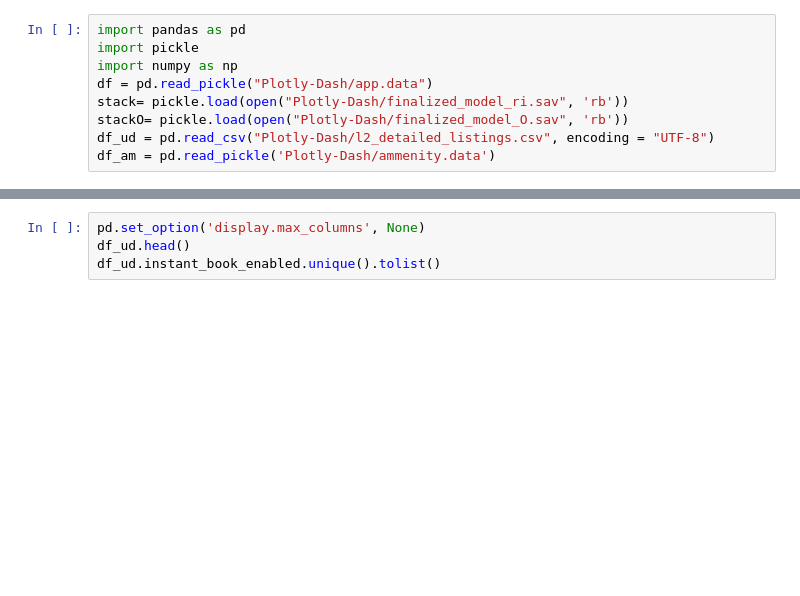
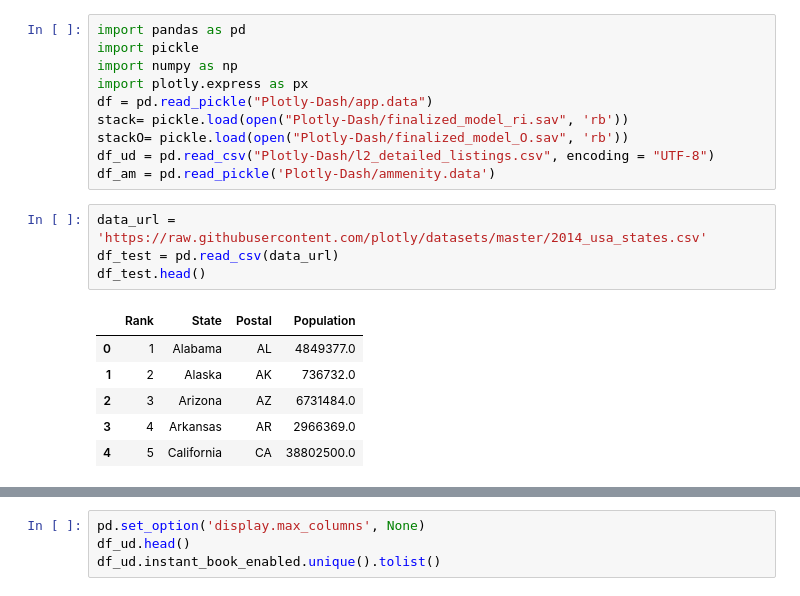
Before and after one commit to npschweizer/Amenity_Valuation, a Jupyter notebook: sample_plots.ipynb, the cells around one changed output, grey strips where cells are left out. Saved outputs shown, nothing was run; the diff lists cells and outputs as text; blank space fills up the shorter version.

```diff
--- a/sample_plots.ipynb
+++ b/sample_plots.ipynb
@@ -2,8 +2,20 @@
 import pandas as pd
 import pickle
 import numpy as np
+import plotly.express as px
 df = pd.read_pickle("Plotly-Dash/app.data")
 stack= pickle.load(open("Plotly-Dash/finalized_model_ri.sav", 'rb'))
 stackO= pickle.load(open("Plotly-Dash/finalized_model_O.sav", 'rb'))
 df_ud = pd.read_csv("Plotly-Dash/l2_detailed_listings.csv", encoding = "UTF-8")
 df_am = pd.read_pickle('Plotly-Dash/ammenity.data')
+# %%
+data_url = 'https://raw.githubusercontent.com/plotly/datasets/master/2014_usa_states.csv'
+df_test = pd.read_csv(data_url)
+df_test.head()
+# %% [output]
+|  | Rank | State | Postal | Population |
+| 0 | 1 | Alabama | AL | 4849377.0 |
+| 1 | 2 | Alaska | AK | 736732.0 |
+| 2 | 3 | Arizona | AZ | 6731484.0 |
+| 3 | 4 | Arkansas | AR | 2966369.0 |
+| 4 | 5 | California | CA | 38802500.0 |
```
Also changed, not shown: parts of 5 cells of this notebook, 10 other files.
